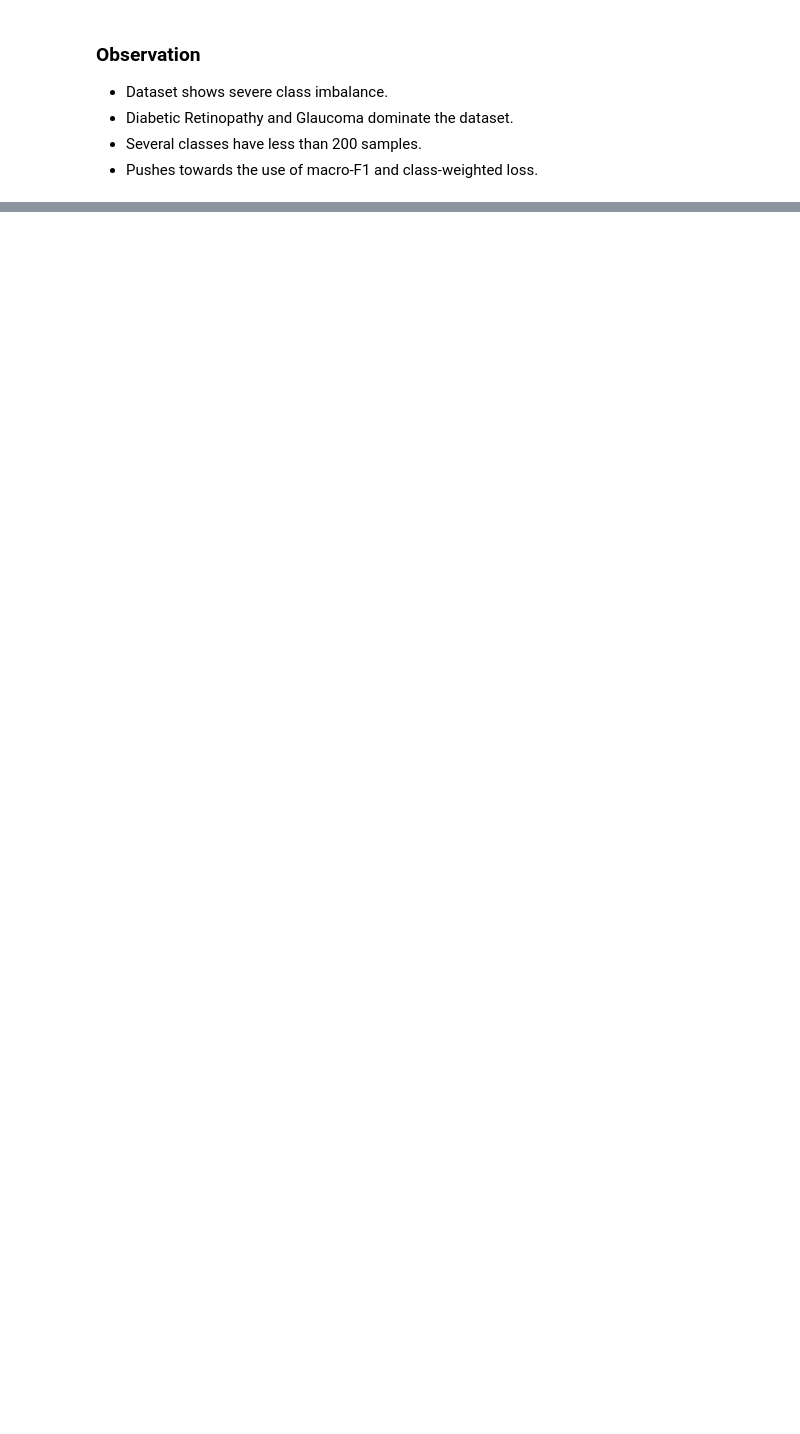
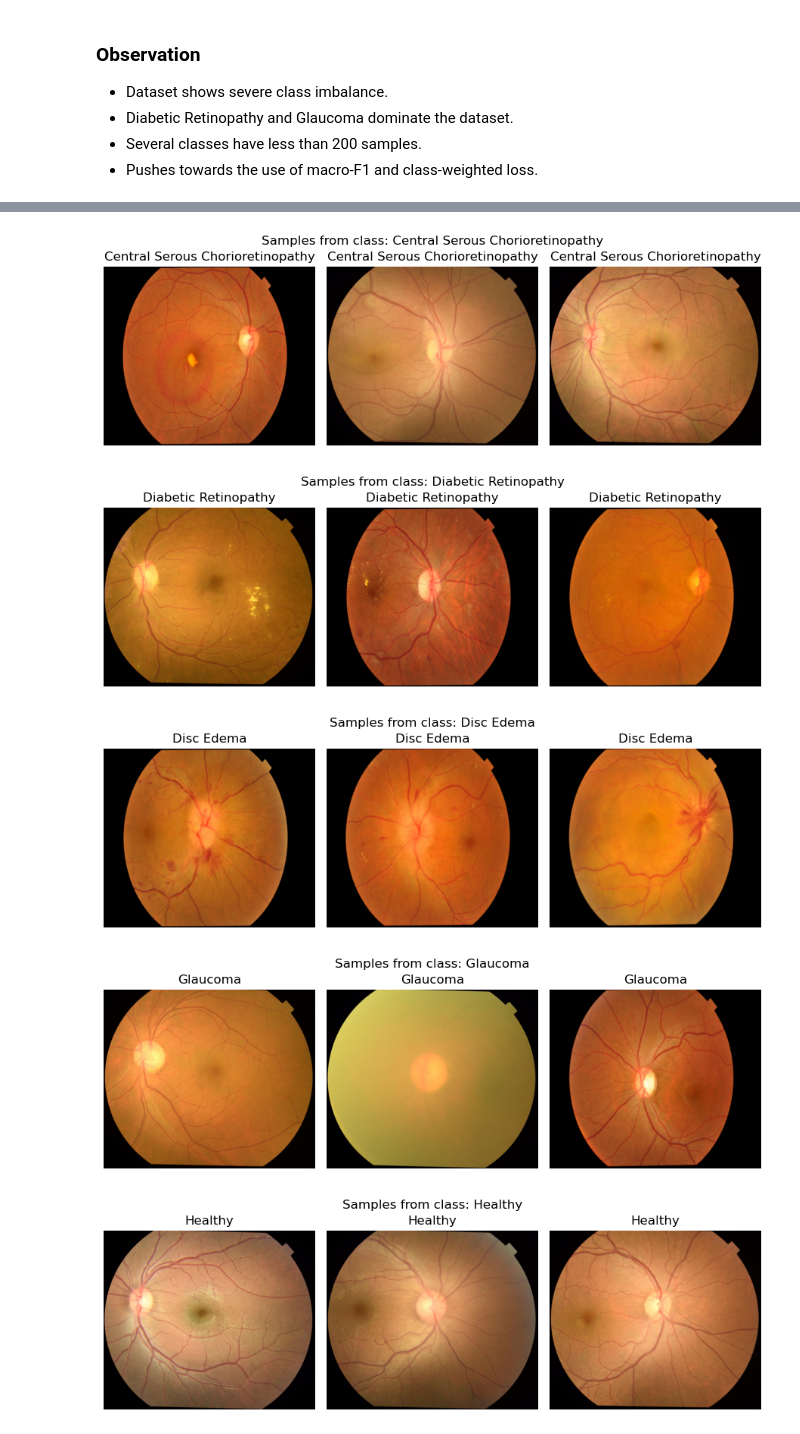
Before and after one commit to Juniorin/ocular-pathology-classification, a Jupyter notebook: notebooks/01_eda.ipynb, the cells around one changed output, grey strips where cells are left out. Saved outputs shown, nothing was run; the diff lists cells and outputs as text; code cells hidden in the pictures; blank space fills up the shorter version.

Commit message:
EDA of each class by plotting samples

```diff
--- a/notebooks/01_eda.ipynb
+++ b/notebooks/01_eda.ipynb
@@ -104,0 +105,46 @@ plt.show()
+# %%
+import random
+from PIL import Image
+import matplotlib.pyplot as plt
+
+def show_samples(root, n=3):
+    # Sorts a list of folder/class labels
+    classes = sorted([c for c in os.listdir(root) if (root / c).is_dir()])
+
+    # Loops through each label
+    for cls in classes:
+        # Creates a list of image names
+        files = [
+            f for f in os.listdir(root / cls)
+            if f.lower().endswith((".jpg", ".jpeg", ".png"))
+        ]
+
+        # Skips if there are no images for a class
+        if not files:
+            continue
+
+        # Samples n amount
+        random_picks = random.sample(files, min(n, len(files)))
+
+        # Plots n samples from each class to compare
+        plt.figure(figsize=(n * 3, 3))
+
+        for i, file_name in enumerate(random_picks):
+            img = Image.open(root / cls / file_name).convert("RGB")
+            plt.subplot(1, len(random_picks), i + 1)
+            plt.imshow(img)
+            plt.axis("off")
+            plt.title(cls)
+
+        plt.suptitle(f"Samples from class: {cls}")
+        plt.tight_layout()
+        plt.show()
+
+
+show_samples(DATA_ORIGINAL_ROOT, n=3)
+# %% [output]
+[figure, added]
+[figure, added]
+[figure, added]
+[figure, added]
+[figure, added]
```
Also changed, not shown: parts of 4 cells of this notebook.
